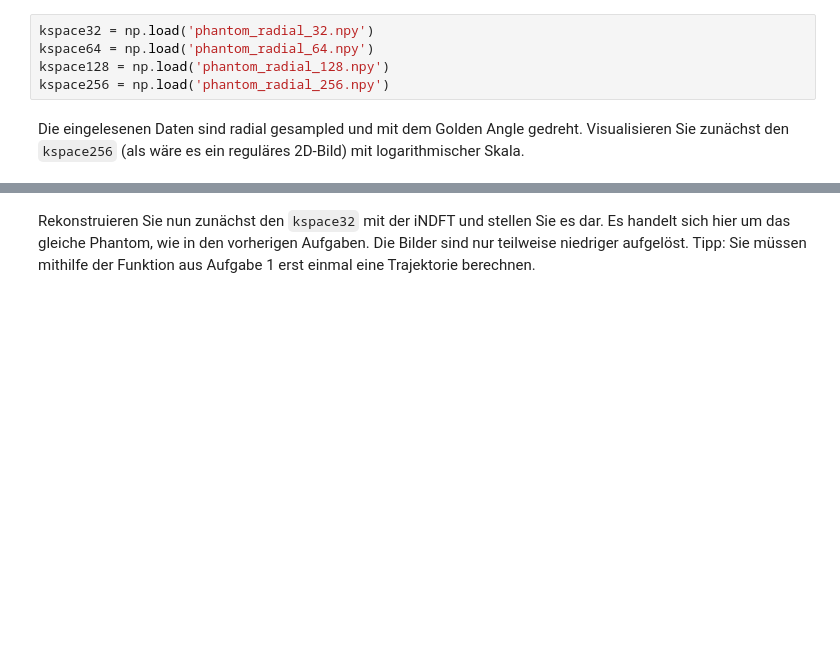
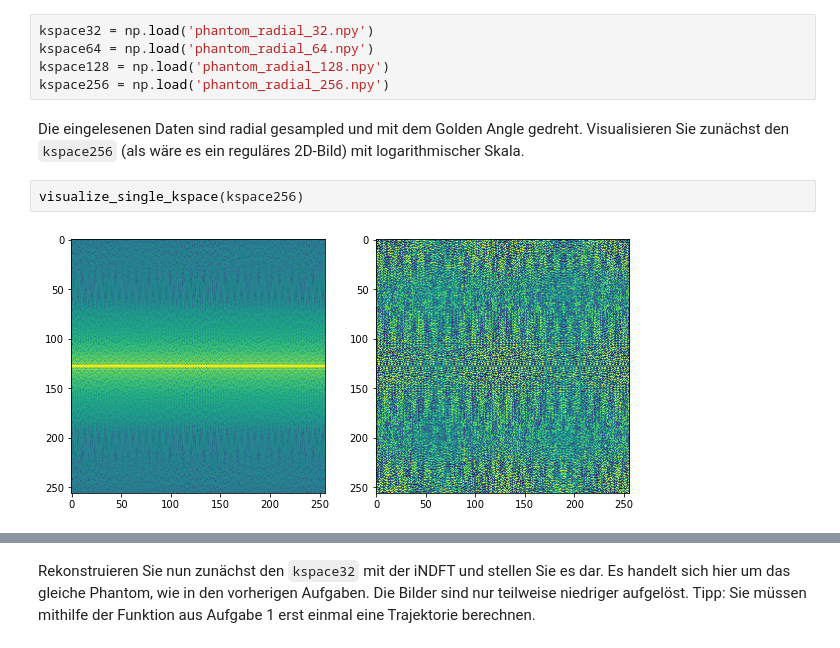
Before and after one commit to DaveMichaelson/Magnetresonanzbildgebung, a Jupyter notebook: 06.ipynb, the cells around one changed output, grey strips where cells are left out. Cells and saved outputs as stored; diff of their text form; blank space fills up the shorter version.

```diff
--- a/06.ipynb
+++ b/06.ipynb
@@ -59,6 +55,10 @@ kspace128 = np.load('phantom_radial_128.npy')
 kspace256 = np.load('phantom_radial_256.npy')
 # %% [markdown]
 Die eingelesenen Daten sind radial gesampled und mit dem Golden Angle gedreht. Visualisieren Sie zunächst den `kspace256` (als wäre es ein reguläres 2D-Bild) mit logarithmischer Skala.
+# %%
+visualize_single_kspace(kspace256)
+# %% [output]
+[figure, added]
 # %% [markdown]
 Welche der beiden Dimensionen gibt die Spokes und welche die Readouts pro Spoke an? Begründen Sie Ihre Antwort.
 
```
Also changed, not shown: parts of 4 cells of this notebook.
